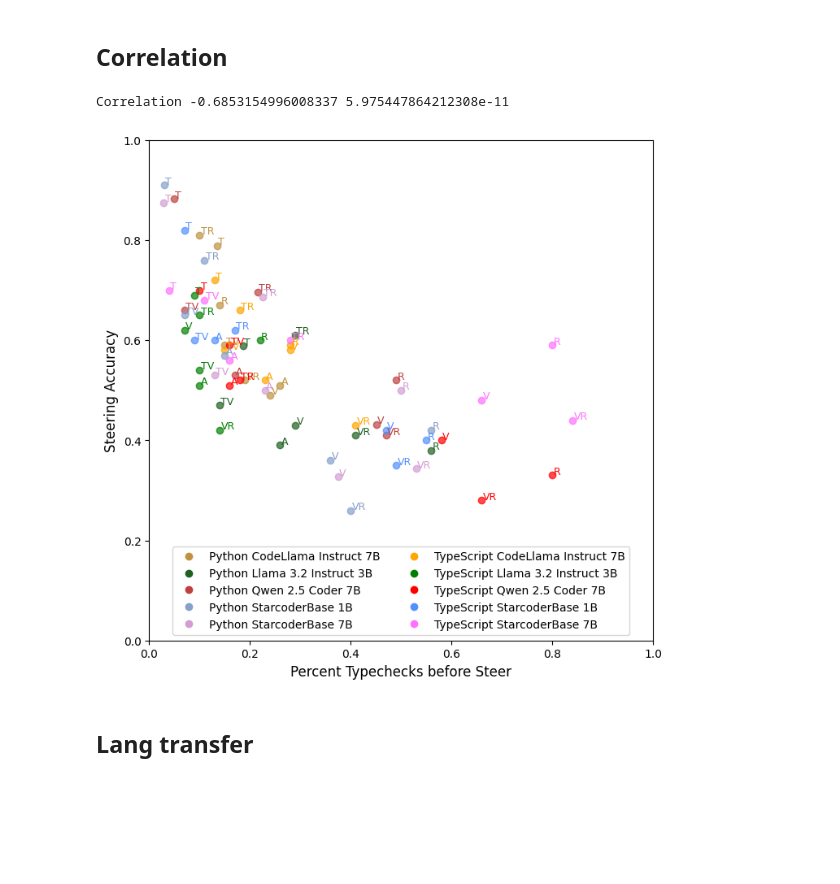
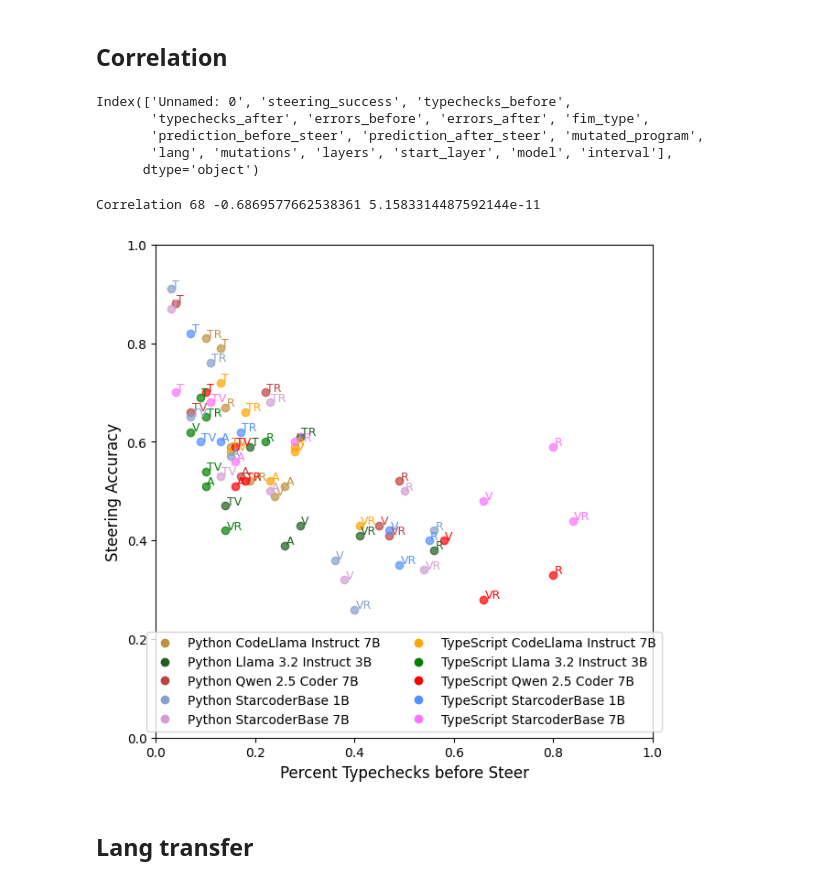
Before and after one commit to nuprl/codetrace, a Jupyter notebook: codetrace/analysis/plot.ipynb, the cells around one changed output. Cells and saved outputs as stored; diff of their text form; code cells hidden in the pictures; blank space fills up the shorter version.

Commit message:
update plotting script

```diff
--- a/codetrace/analysis/plot.ipynb
+++ b/codetrace/analysis/plot.ipynb
@@ -62,12 +62,33 @@ plot_icl(df, f"{codetrace}/codetrace/analysis/figures/compare_icl-interval_5.pdf
 # %% [markdown]
 ## Correlation
 # %%
-corr_df = pd.read_csv(f"{ANALYSIS_DIR}/correlation-interval_5.csv")
+corr_df = pd.read_csv(f"{ANALYSIS_DIR.replace('figures','_figures')}/correlation-interval_5.csv")
+# %%
+corr_df.columns
+# %% [output]
+Index(['Unnamed: 0', 'steering_success', 'typechecks_before',
+       'typechecks_after', 'errors_before', 'errors_after', 'fim_type',
+       'prediction_before_steer', 'prediction_after_steer', 'mutated_program',
+       'lang', 'mutations', 'layers', 'start_layer', 'model', 'interval'],
+      dtype='object')
+# %%
+from collections import Counter
+corr_df["name"] = corr_df["model"] + corr_df["mutations"] + corr_df["lang"]
+corr_df = corr_df.sort_values(["model","start_layer"])
+
+seen = []
+new_df = []
+for _,row in corr_df.iterrows():
+    if Counter(seen)[row["name"]] < 100:
+        new_df.append(row)
+        seen.append(row["name"])
+
+new_d = pd.DataFrame.from_records(new_df)
 # %%
-plot_correlation(corr_df, f"{ANALYSIS_DIR}/correlation-interval_5.pdf",False)
+plot_correlation(new_d, f"{ANALYSIS_DIR}/correlation-interval_5.pdf",False)
 # %% [output]
-Correlation -0.6853154996008337 5.975447864212308e-11
+Correlation 68 -0.6869577662538361 5.1583314487592144e-11
-[figure, old version]
+[figure, new version]
 # %% [markdown]
 ## Lang transfer
 # %%
```
Also changed, not shown: parts of 7 cells of this notebook, 4 other files.
